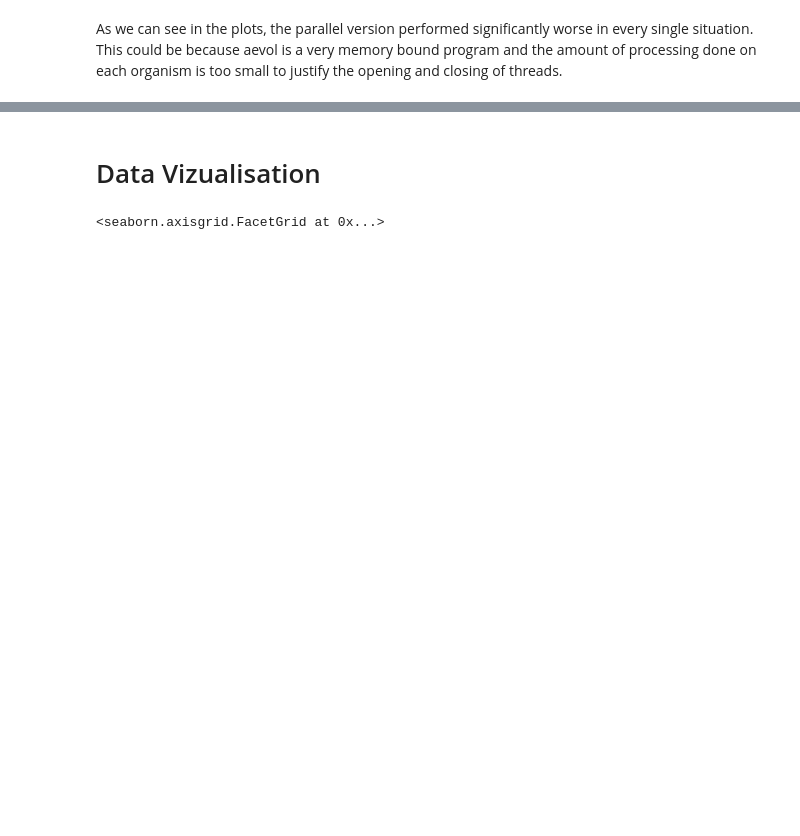
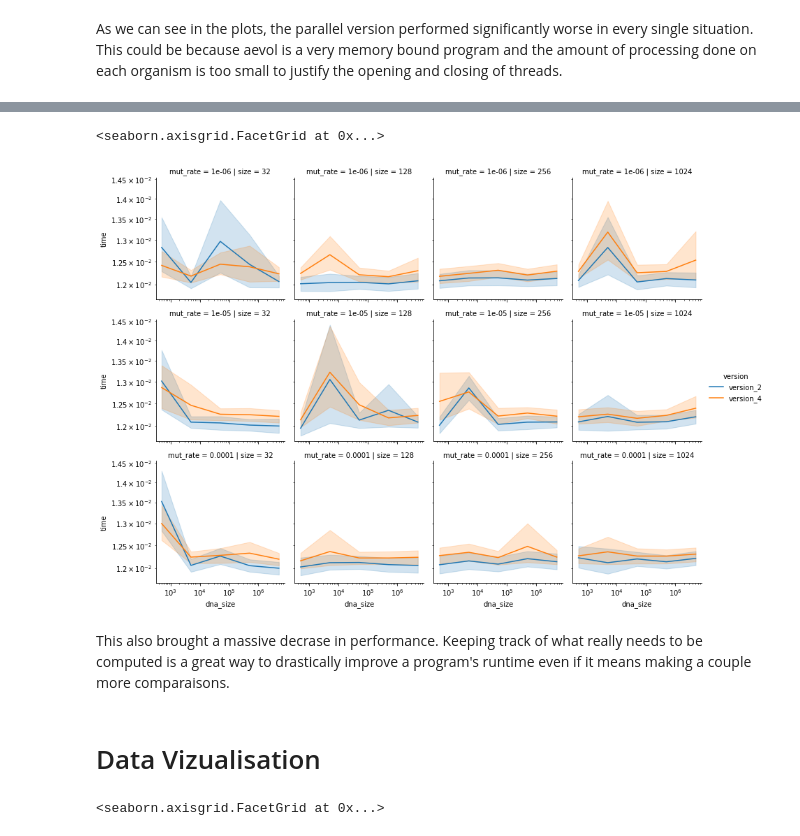
Before and after one commit to ArthurGardon/ot5-aevol, a Jupyter notebook: notebook.ipynb, the cells around one changed output, grey strips where cells are left out. Saved outputs shown, nothing was run; the diff lists cells and outputs as text; code cells hidden in the pictures; blank space fills up the shorter version.

```diff
--- a/notebook.ipynb
+++ b/notebook.ipynb
@@ -107,3 +119,13 @@ As we can see in the plots, the parallel version performed significantly worse i
+# %%
+data_4 = data[(data['version'] == 'version_2') | (data['version'] == 'version_4')]
+sea = sns.FacetGrid(data_4, col = "size", row='mut_rate', hue = "version" )
+sea.map(sns.lineplot, "dna_size", "time").set(yscale='log').set(xscale='log')
+sea.add_legend()
+# %% [output]
+<seaborn.axisgrid.FacetGrid at 0x...>
+[figure, added]
+# %% [markdown]
+This also brought a massive decrase in performance. Keeping track of what really needs to be computed is a great way to drastically improve a program's runtime even if it means making a couple more comparaisons.
 # %% [markdown]
 # Data Vizualisation
 # %%
```
Also changed, not shown: parts of 8 cells of this notebook, 2 other files.
